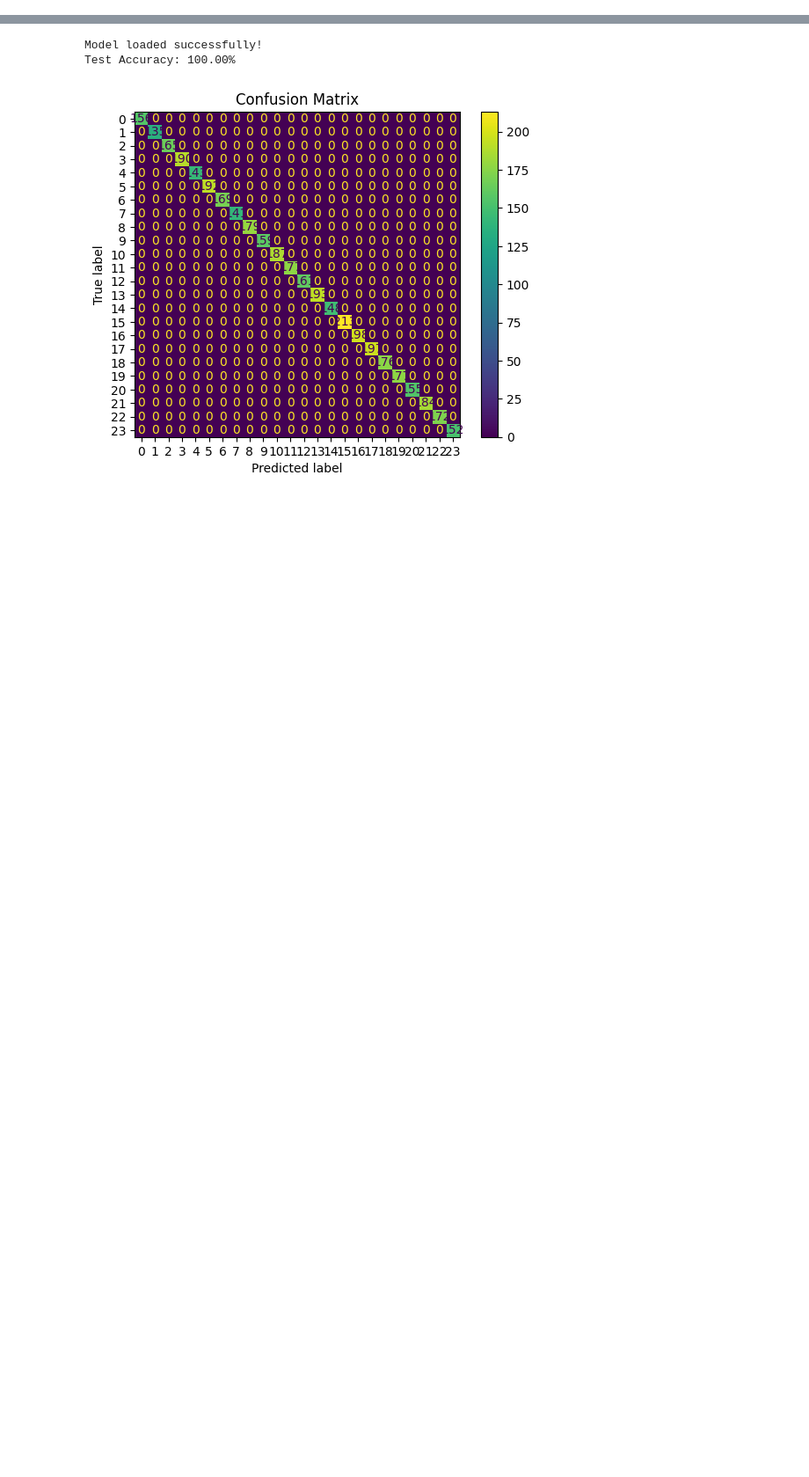
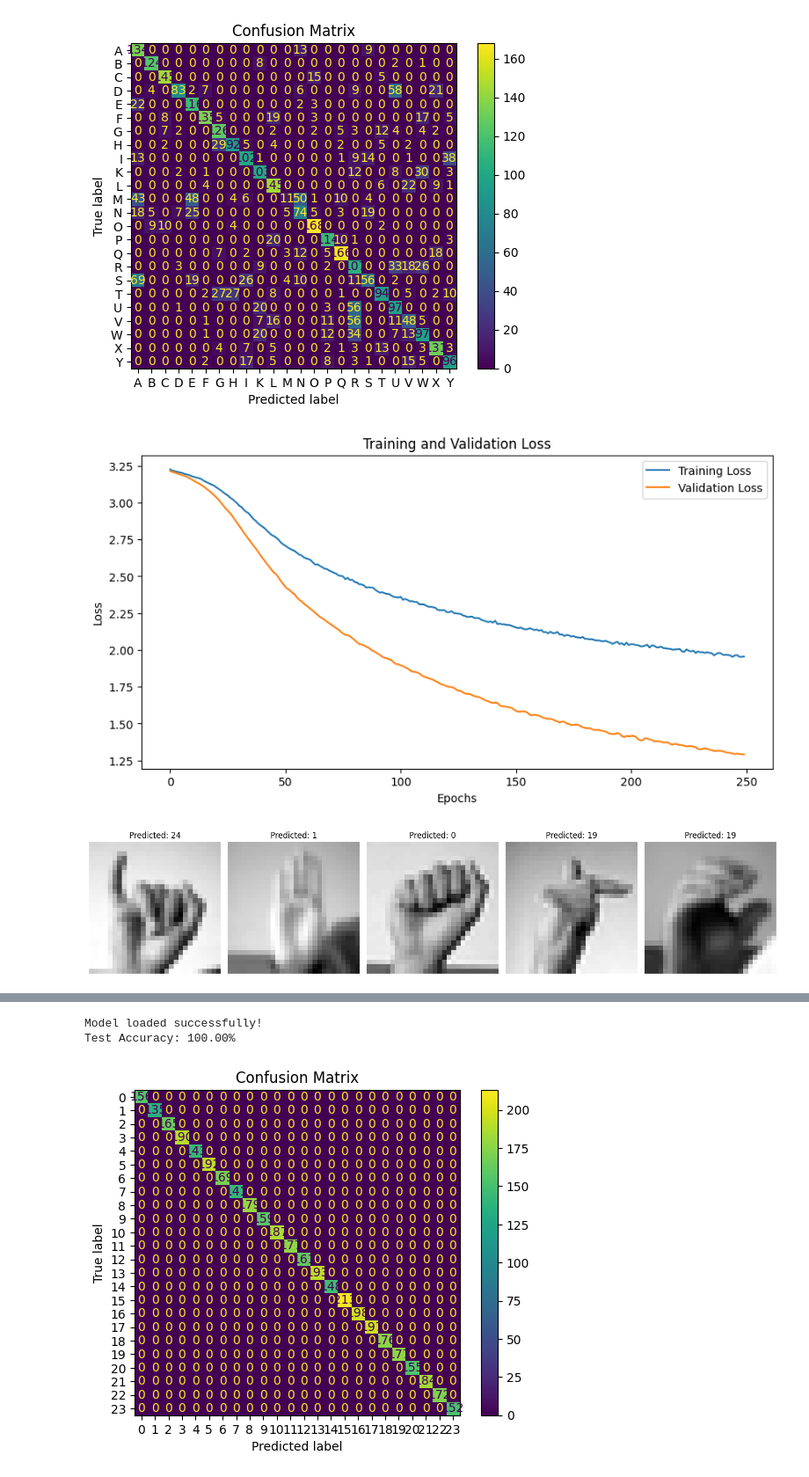
Before and after one commit to ishanporwal/asl_recognition, a Jupyter notebook: notebook.ipynb, the cells around one changed output, grey strips where cells are left out. Shown at 88% size. Saved outputs shown, nothing was run; the diff lists cells and outputs as text; code cells hidden in the pictures; blank space fills up the shorter version.

```diff
--- a/notebook.ipynb
+++ b/notebook.ipynb
@@ -238,3 +254,21 @@ def plot_predictions(model, num_images=5):
         axes[i].axis("off")
     plt.tight_layout()
     plt.show()
+# %%
+#----------------Running first iteration model---------------------
+# initializing
+num_classes = max(y) + 1
+class_names = [chr(i) for i in range(65, 91) if chr(i) not in {'J', 'Z'}]
+model = Simple_NN(num_classes=num_classes).to(device)
+criterion = nn.CrossEntropyLoss()
+optimizer = optim.Adam(model.parameters(), lr=0.001)
+# training CNN
+train_losses, val_losses = train_model(model, criterion, optimizer, num_epochs=250)
+# evaluating and printing results
+predictions = evaluate_model(model, class_names=class_names)
+plot_losses(train_losses, val_losses)
+plot_predictions(model, num_images=5)
+# save model to file
+# torch.save(model.state_dict(), "asl_cnn_model.pth")
+# print("Model Saved!")
+# %% [output]
@@ -240,0 +288,3 @@ def plot_predictions(model, num_images=5):
+[figure, added]
+[figure, added]
+[figure, added]
```
Also changed, not shown: parts of 8 cells of this notebook.
